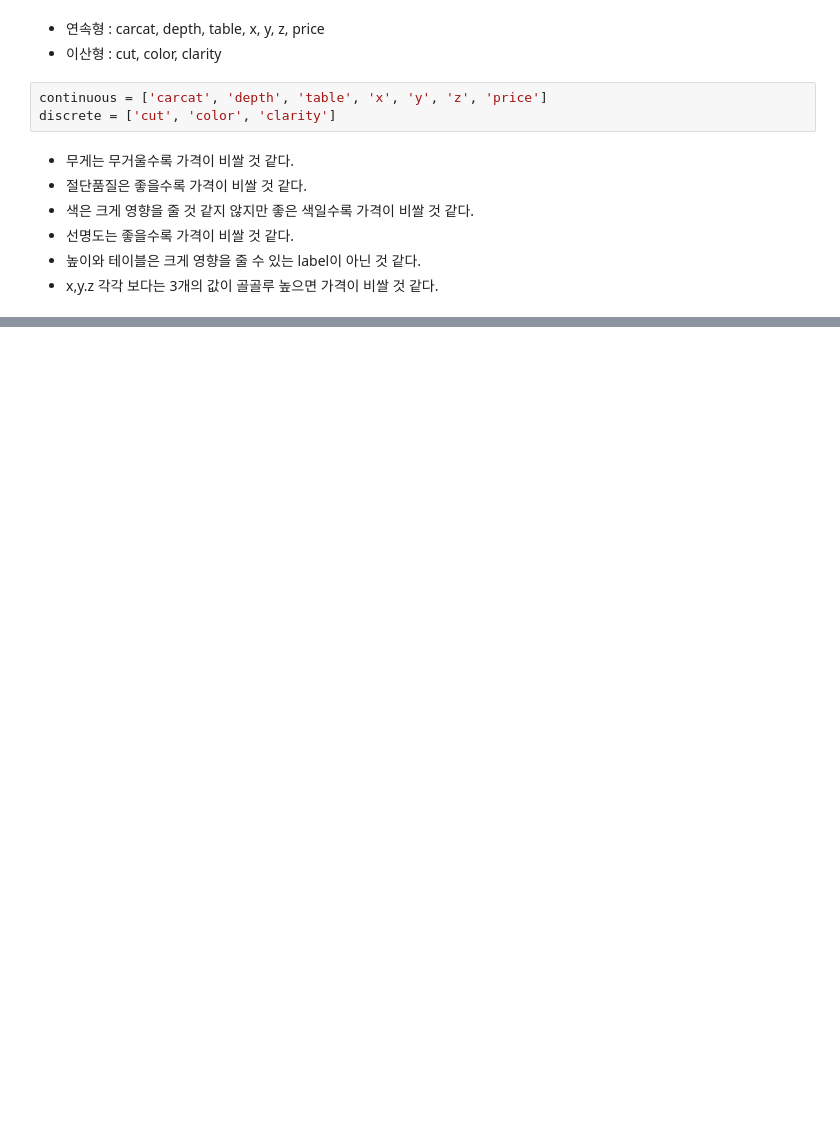
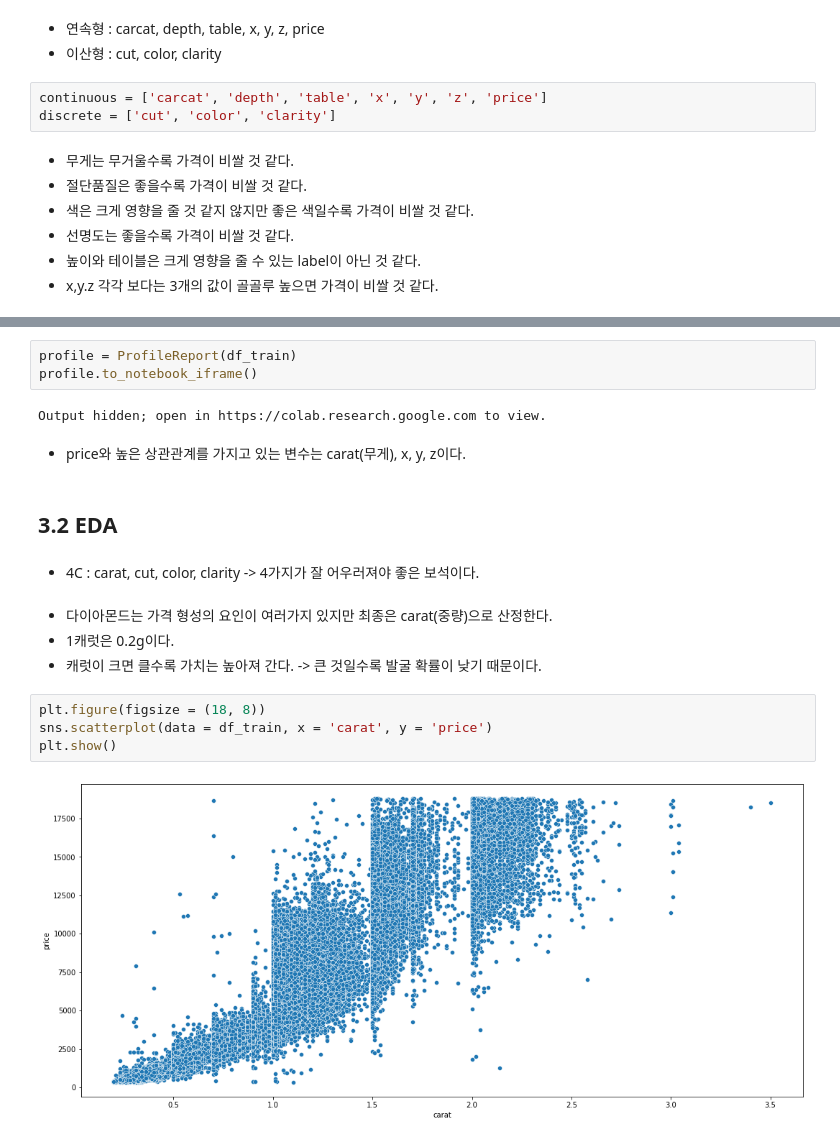
Before and after one commit to JaeHong-Park987/Kaggle, a Jupyter notebook: Playground Series/Season3/8/Episode 8.ipynb, the cells around one changed output, grey strips where cells are left out. Drawn from its saved outputs; the diff is of its cells as text; blank space fills up the shorter version.

```diff
--- a/Playground Series/Season3/8/Episode 8.ipynb
+++ b/Playground Series/Season3/8/Episode 8.ipynb
@@ -248,0 +207,21 @@ sns.displot(data = df_train, x = 'price', hue = 'color', kind = 'kde', hue_order
+# %%
+profile = ProfileReport(df_train)
+profile.to_notebook_iframe()
+# %% [output]
+Output hidden; open in https://colab.research.google.com to view.
+# %% [markdown]
+* price와 높은 상관관계를 가지고 있는 변수는 carat(무게), x, y, z이다.
+# %% [markdown]
+## 3.2 EDA
+# %% [markdown]
+* 4C : carat, cut, color, clarity -> 4가지가 잘 어우러져야 좋은 보석이다.
+# %% [markdown]
+* 다이아몬드는 가격 형성의 요인이 여러가지 있지만 최종은 carat(중량)으로 산정한다.
+* 1캐럿은 0.2g이다.
+* 캐럿이 크면 클수록 가치는 높아져 간다. -> 큰 것일수록 발굴 확률이 낮기 때문이다.
+# %%
+plt.figure(figsize = (18, 8))
+sns.scatterplot(data = df_train, x = 'carat', y = 'price')
+plt.show()
+# %% [output]
+[figure, added]
```
Also changed, not shown: parts of 60 cells of this notebook.
